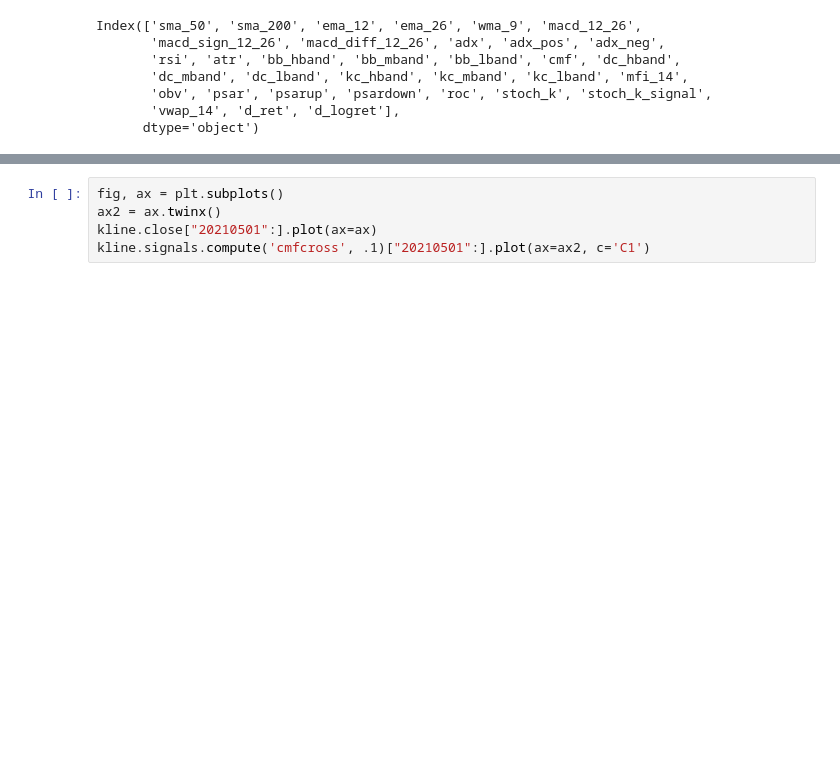
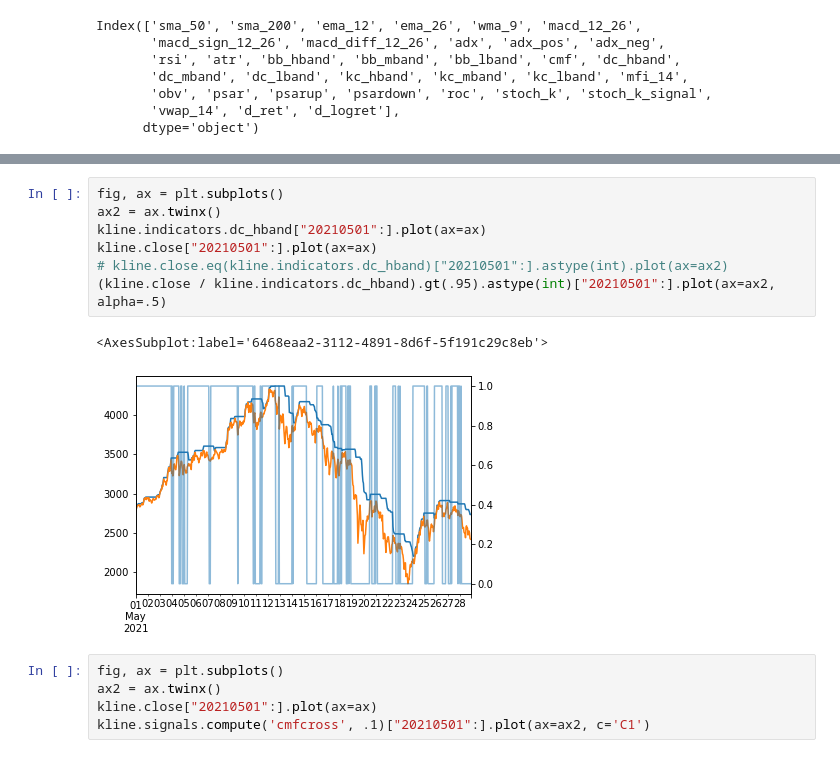
Before and after one commit to GuillaumeDMMarion/crypto-invest, a Jupyter notebook: notebooks/Implementation_rl.ipynb, the cells around one changed output, grey strips where cells are left out. Cells and saved outputs as stored; diff of their text form; blank space fills up the shorter version.

```diff
--- a/notebooks/Implementation_rl.ipynb
+++ b/notebooks/Implementation_rl.ipynb
@@ -188,6 +201,16 @@ class ChaikinMoneyFlowIndicator(ta.utils.IndicatorMixin)
  |
  |  __weakref__
  |      list of weak references to the object (if defined)
+# %%
+fig, ax = plt.subplots()
+ax2 = ax.twinx()
+kline.indicators.dc_hband["20210501":].plot(ax=ax)
+kline.close["20210501":].plot(ax=ax)
+# kline.close.eq(kline.indicators.dc_hband)["20210501":].astype(int).plot(ax=ax2)
+(kline.close / kline.indicators.dc_hband).gt(.95).astype(int)["20210501":].plot(ax=ax2, alpha=.5)
+# %% [output]
+<AxesSubplot:label='6468eaa2-3112-4891-8d6f-5f191c29c8eb'>
+[figure, added]
 # %%
 fig, ax = plt.subplots()
 ax2 = ax.twinx()
```
Also changed, not shown: parts of 5 cells of this notebook, 1 other file.
